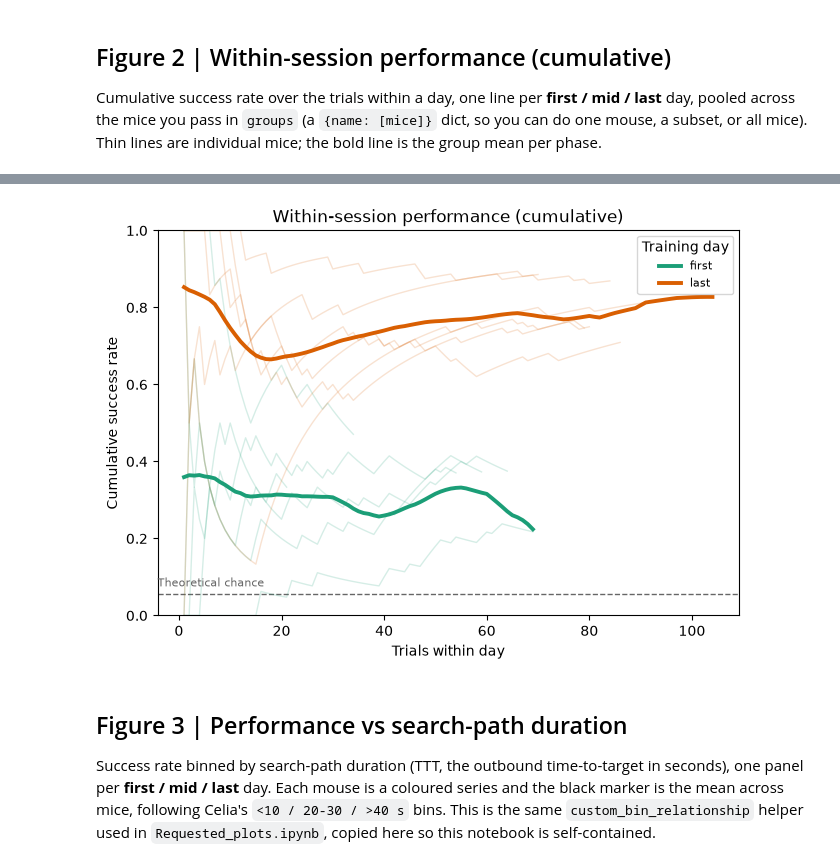
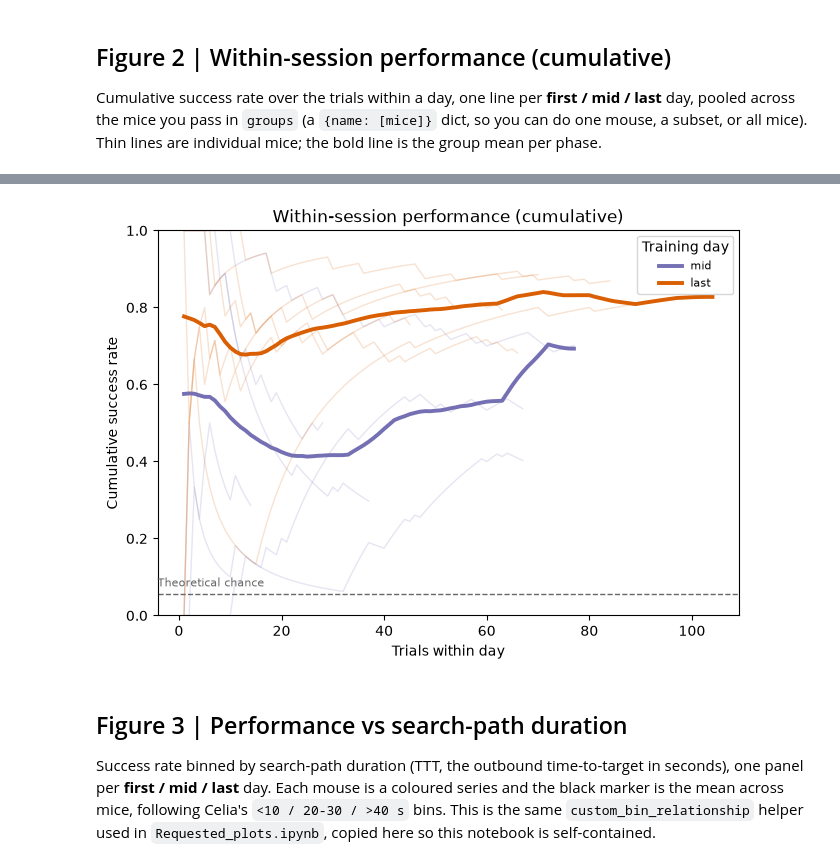
Before and after one commit to Keshavarzi-lab/data-conduit, a Jupyter notebook: src/data_conduit/qc/Outcome_rate_plots.ipynb, the cells around one changed output, grey strips where cells are left out. Cells and saved outputs as stored; diff of their text form; code cells hidden in the pictures.

```diff
--- a/src/data_conduit/qc/Outcome_rate_plots.ipynb
+++ b/src/data_conduit/qc/Outcome_rate_plots.ipynb
@@ -456,14 +468,15 @@ def plot_cumulative_within_day(trials, *, groups=None, phase_labels=TRAINING_PHA
 # %%
 # Render Figure 2. Change `groups` to pick the mice: one mouse, a subset, or all.
 #   e.g. groups={'FLR': ['FLR_M01569521']}                      -> one mouse
 #        groups={'females': [...], 'males': [...]}              -> compare two groups
 groups_all = {'all mice': sorted(trials_phase['mouseID'].unique())}
-trials_first_last = trials_phase[trials_phase['training_day'].isin([1, 3])]  # first & last only
+trials_first_last = trials_phase[trials_phase['training_day'].isin([2, 3])]  # first & last only
 fig, ax = plt.subplots(figsize=(7.5, 5))
 plot_cumulative_within_day(trials_first_last, groups=groups_all, ax=ax, smooth_window=9)
+plt.savefig('/home/sepi/dataconduit_workspace/data-conduit/src/data_conduit/qc/within_session_cumulative_perf_ml.svg', bbox_inches='tight')
 plt.show()
 # %% [output]
-[figure, old version]
+[figure, new version]
 # %% [markdown]
 ## Figure 3 | Performance vs search-path duration
 
```
Also changed, not shown: parts of 5 cells of this notebook, 5 other files.
